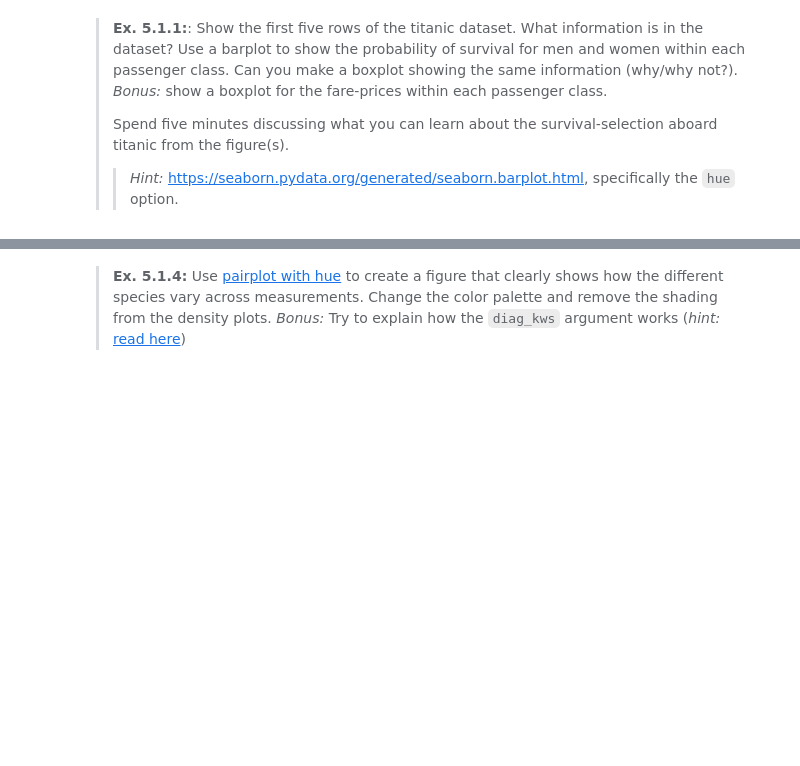
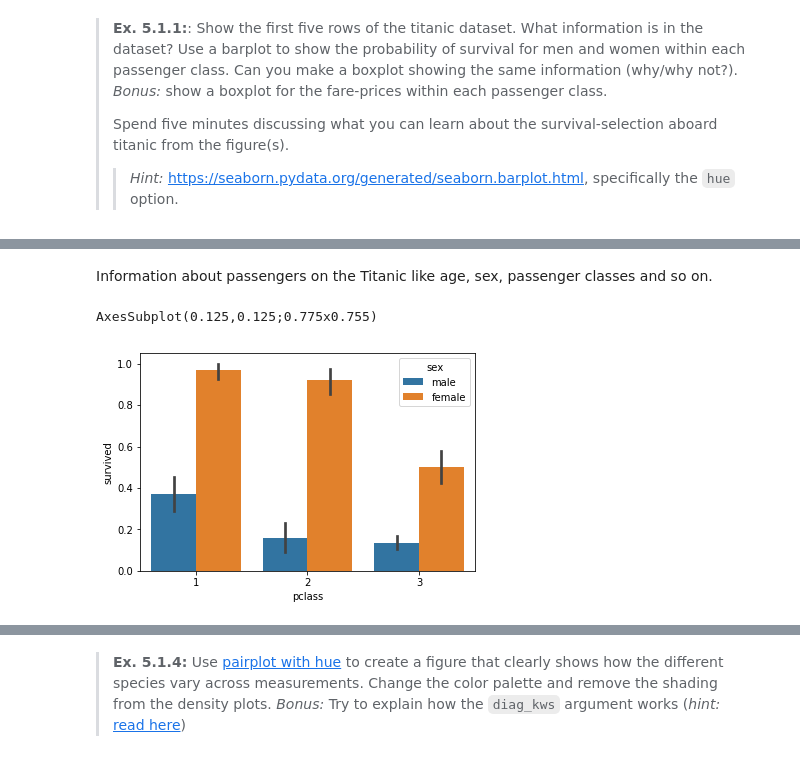
Before and after one commit to karlbindslev/sds_group29, a Jupyter notebook: material/assignments/assignment_1.ipynb, the cells around one changed output, grey strips where cells are left out. Cells and saved outputs as stored; diff of their text form; code cells hidden in the pictures; blank space fills up the shorter version.

```diff
--- a/material/assignments/assignment_1.ipynb
+++ b/material/assignments/assignment_1.ipynb
@@ -138,0 +154,9 @@ titanic = sns.load_dataset('titanic')
+# %% [markdown]
+Information about passengers on the Titanic like age, sex, passenger classes and so on.
+# %%
+fig_1=sns.barplot(x='pclass', y='survived', hue='sex', data=titanic )
+print(fig_1)
+#print(sns.boxplot(x='sex', y='survived', data=titanic))
+# %% [output]
+AxesSubplot(0.125,0.125;0.775x0.755)
+[figure, added]
```
Also changed, not shown: parts of 10 cells of this notebook, 1 other file.
